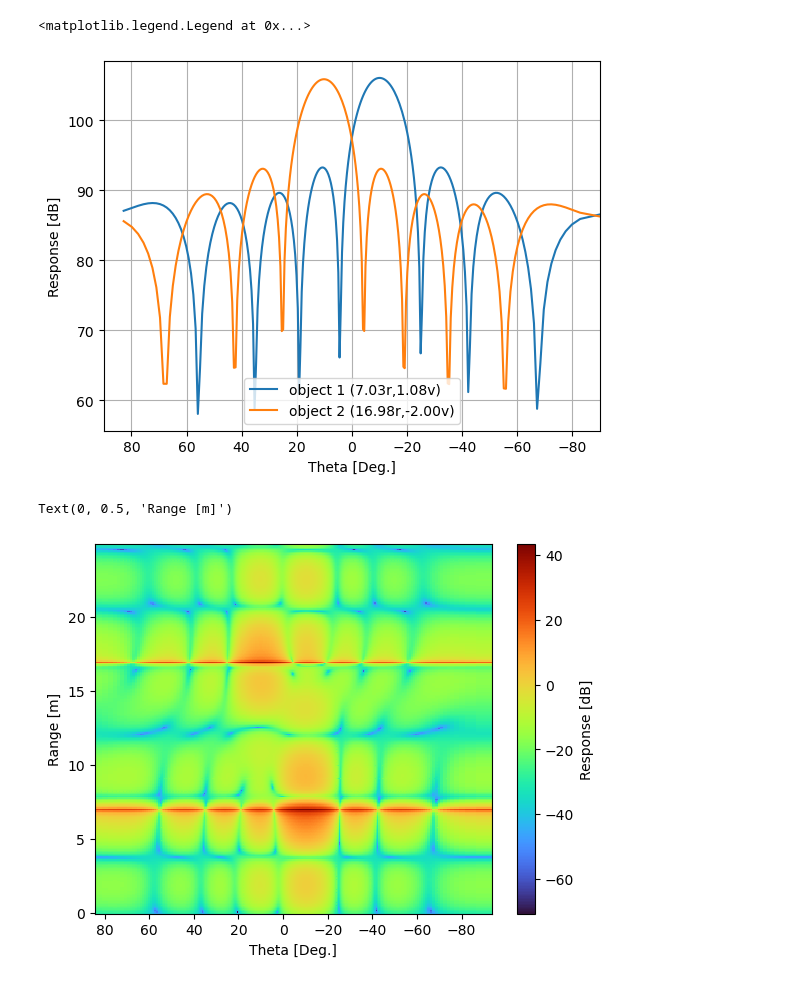
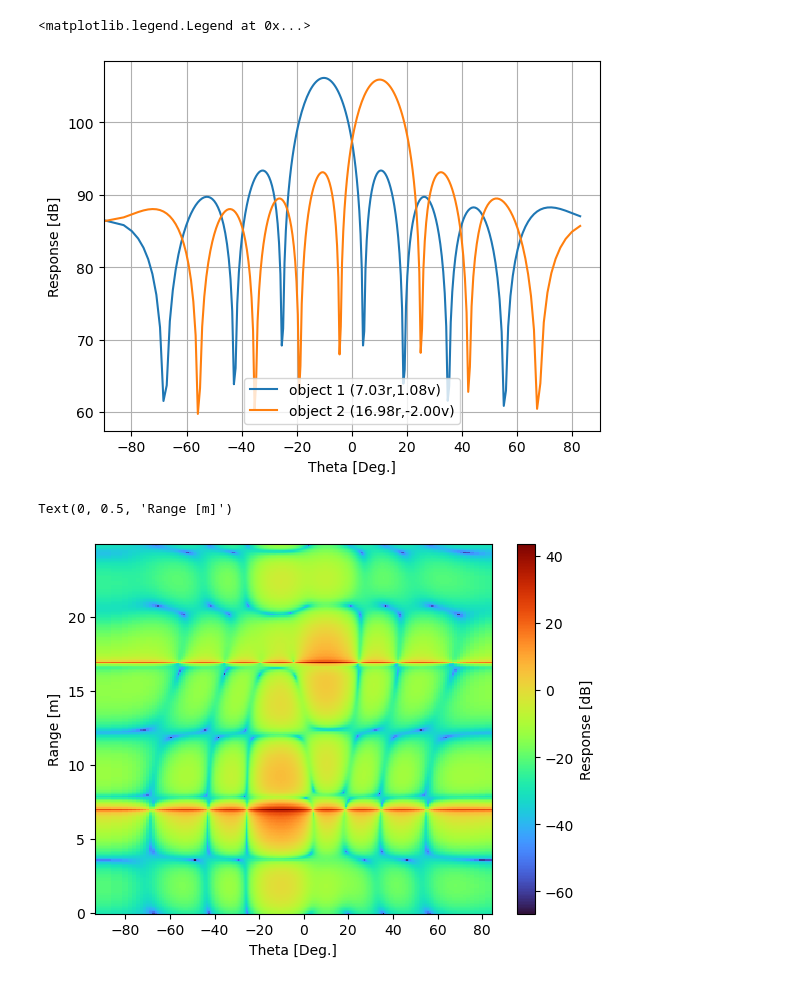
Before and after one commit to eshibusawa/4DRadar-Simulation, a Jupyter notebook: Python/02_8ula_single_object.ipynb, the cells around one changed output. Cells and saved outputs as stored; diff of their text form; code cells hidden in the pictures.

```diff
--- a/Python/02_8ula_single_object.ipynb
+++ b/Python/02_8ula_single_object.ipynb
@@ -24,6 +24,8 @@ rxl[:,0] = np.arange(num_rx)
 cc = ChirpConfiguration()
 mc = MIMOConfiguration(txl, rxl, cc.start_lambda, 0.5)
 radar = FMCWMIMORadar(cc, mc)
+mva = MIMOVirtualArray(mc)
+mva.use_conjugate = True
 # (0.2) object
 objs = list()
 objs.append(TargetObject(7, 1, -10))
@@ -81,7 +83,6 @@ fig, ax = plt.subplots()
 ax.set_ylabel('Response [dB]')
 ax.set_xlabel('Theta [Deg.]')
 ax.set_xlim([-90, 90])
-ax.invert_xaxis()
 for k in range(len(angle_spectrum_power_dB)):
     l = 'object {} ({:.2f}r,{:.2f}v)'.format(k + 1, range_bin[d_range[k]], velocity_bin[d_doppler[k]])
     ax.plot(angle_bins_degrees, angle_spectrum_power_dB[k], label=l)
@@ -89,19 +90,18 @@ ax.grid()
 ax.legend()
 # %% [output]
 <matplotlib.legend.Legend at 0x...>
-[figure, old version]
+[figure, new version]
 # %%
 ram_dB = 20 * np.log10(np.abs(ram))
 
 fig, ax = plt.subplots()
 cm = ax.pcolor(angle_bins_degrees, range_bin, ram_dB, cmap='turbo')
 fig.colorbar(cm, ax=ax, label='Response [dB]')
-ax.invert_xaxis()
 ax.set_xlabel('Theta [Deg.]')
 ax.set_ylabel('Range [m]')
 # %% [output]
 Text(0, 0.5, 'Range [m]')
-[figure, old version]
+[figure, new version]
 # %%
 lim_angle = np.max(angle_bins)
 fig, ax = plt.subplots(subplot_kw={'projection': 'polar'})
```
Also changed, not shown: parts of 6 cells of this notebook, 3 other files.
